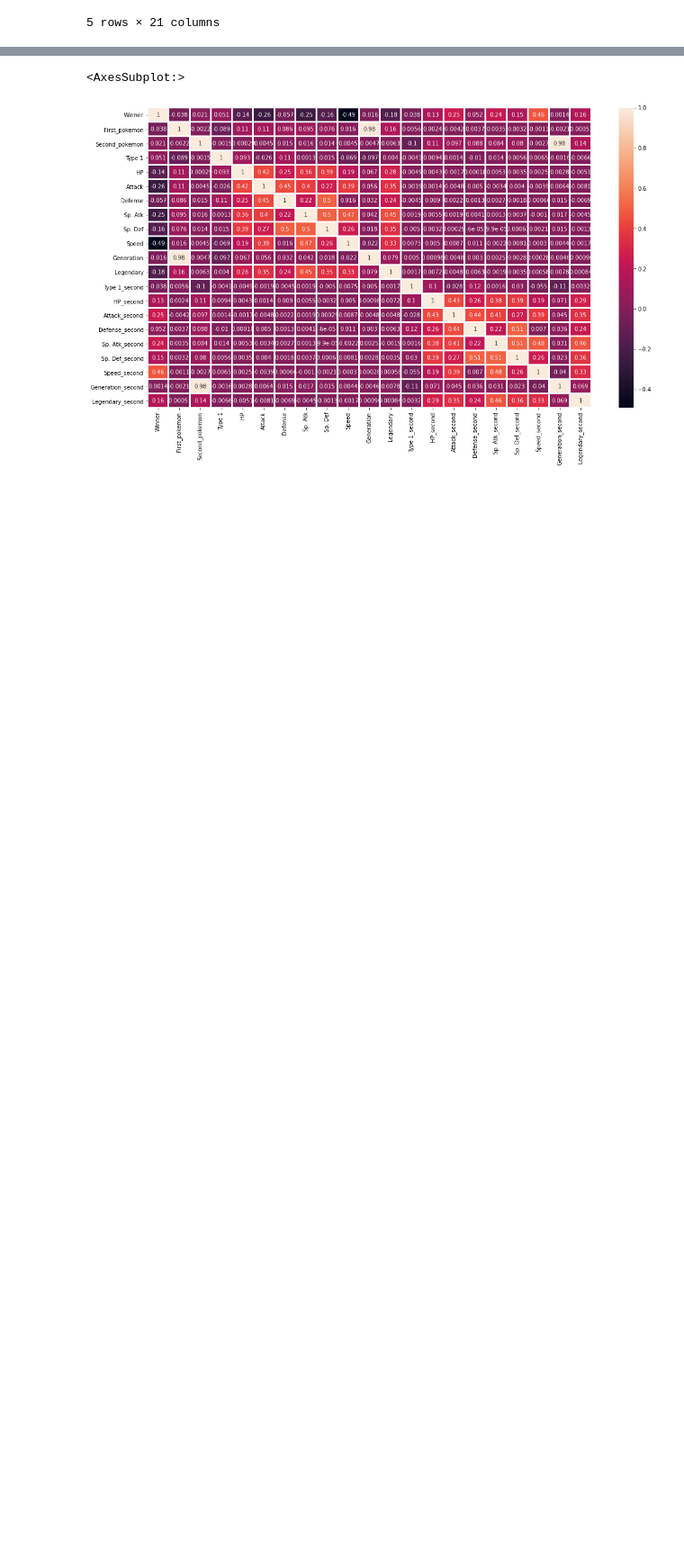
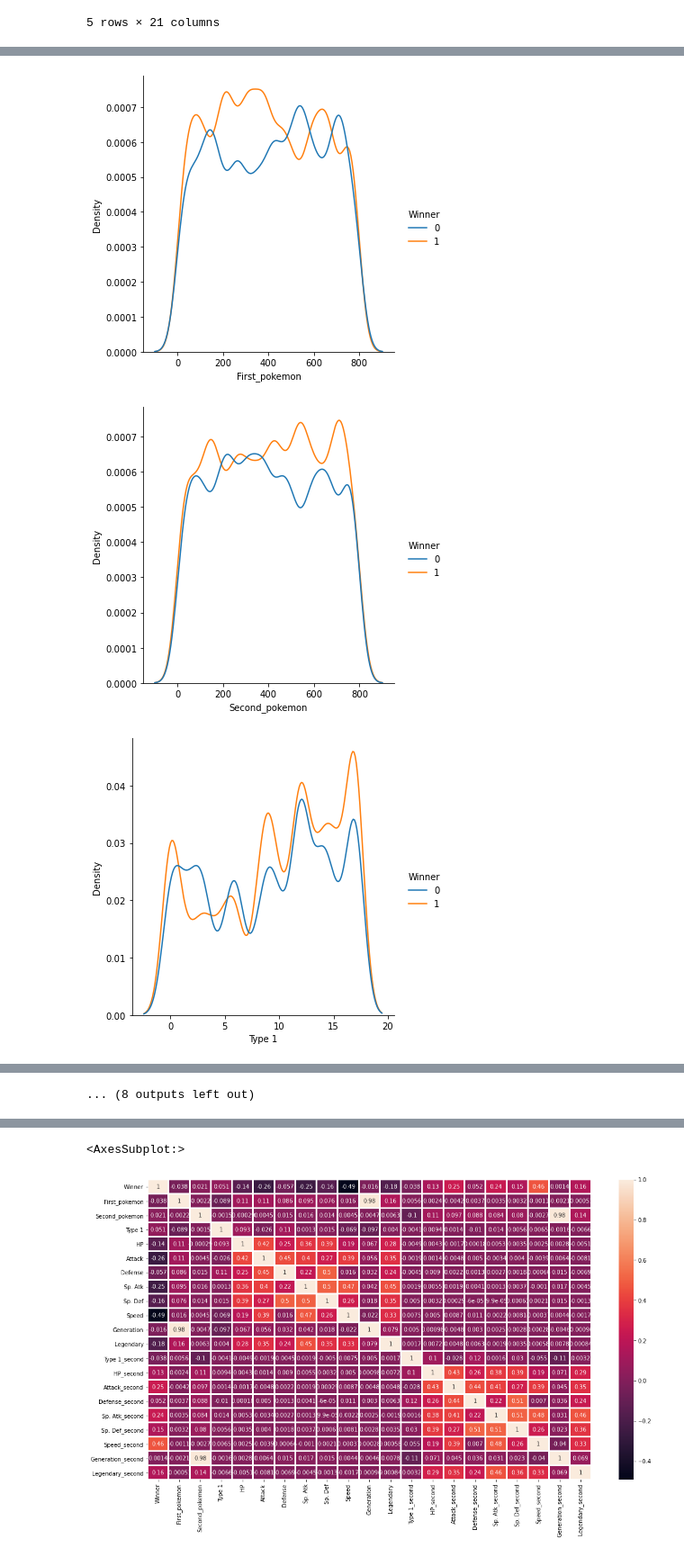
Before and after one commit to samuel-esp/challenge-pokemon, a Jupyter notebook: Training.ipynb, the cells around one changed output, grey strips where cells are left out. Shown at 90% size. Saved outputs shown, nothing was run; the diff lists cells and outputs as text; code cells hidden in the pictures; blank space fills up the shorter version.

```diff
--- a/Training.ipynb
+++ b/Training.ipynb
@@ -322,0 +326,11 @@ train.head()
+# %%
+feature = list(train)
+feature.remove('Winner')
+
+for feature in feature:
+    g = sns.displot(data=train, x=feature, hue=train['Winner'], kind="kde", facet_kws=dict(sharey=False, sharex=False))
+    plt.show()
+# %% [output]
+[figure, added]
+[figure, added]
+[figure, added]
@@ -322,0 +346 @@ train.head()
+... (8 outputs left out)
```
Also changed, not shown: parts of 18 cells of this notebook, 2 other files.
